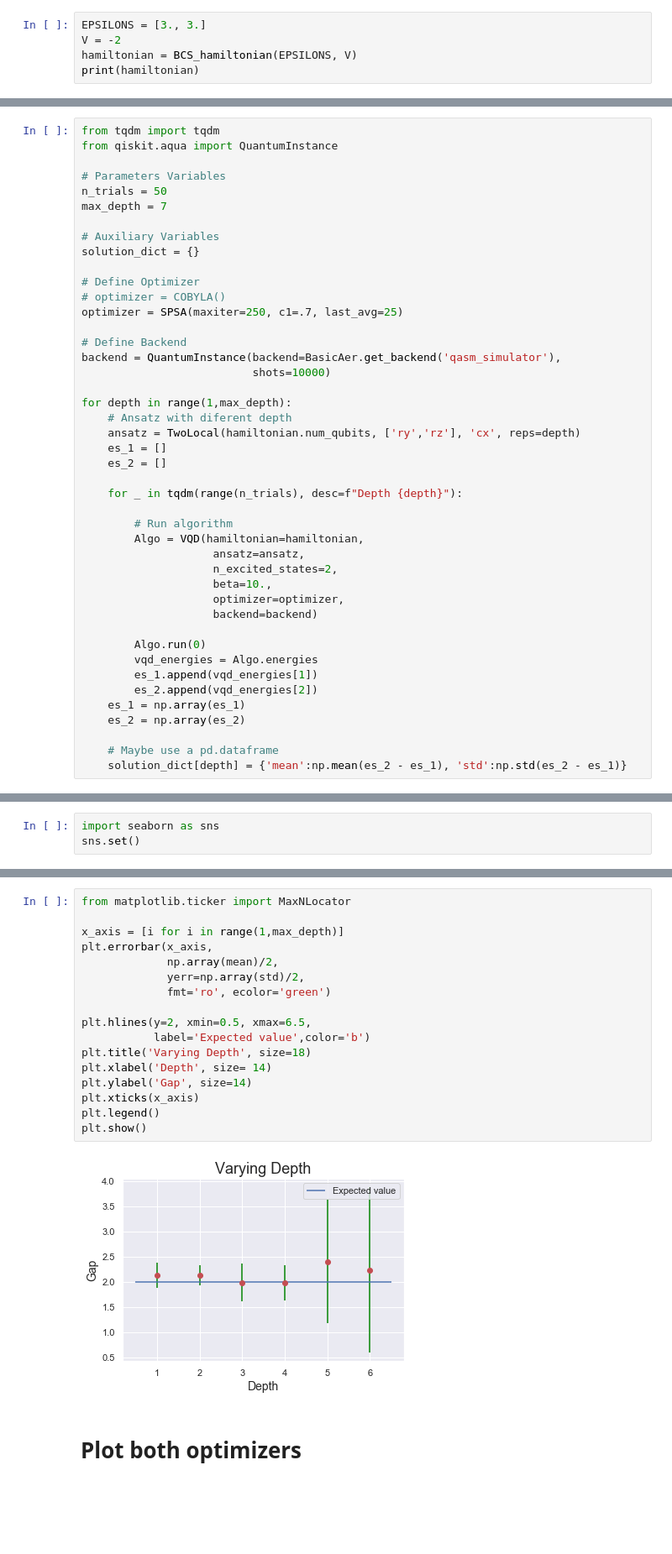
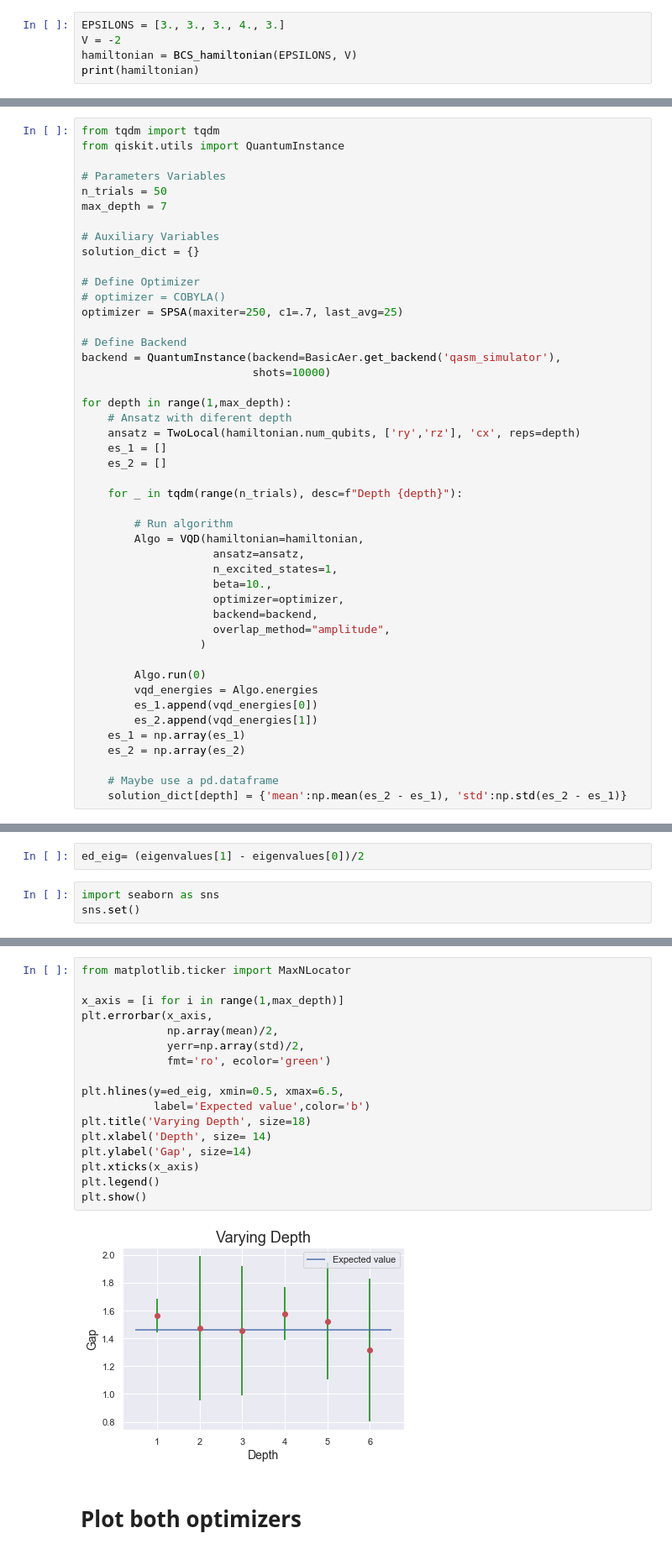
Before and after one commit to nahumsa/volta, a Jupyter notebook: notebooks/BCS/02a-Ansatz_Depth.ipynb, the cells around one changed output, grey strips where cells are left out. Shown: that part at 84% size. Drawn from its saved outputs; the diff is of its cells as text; blank space fills up the shorter version.

```diff
--- a/notebooks/BCS/02a-Ansatz_Depth.ipynb
+++ b/notebooks/BCS/02a-Ansatz_Depth.ipynb
@@ -52,5 +49,5 @@ The autoreload extension is already loaded. To reload it, use:
 # %%
-EPSILONS = [3., 3.]
+EPSILONS = [3., 3., 3., 4., 3.]
 V = -2
 hamiltonian = BCS_hamiltonian(EPSILONS, V)
 print(hamiltonian)
@@ -70,7 +73,7 @@ Eigenvalues: [-3. -2.  2.  3.]
 # Varying Depth size
 # %%
 from tqdm import tqdm
-from qiskit.aqua import QuantumInstance
+from qiskit.utils import QuantumInstance
 
 # Parameters Variables
 n_trials = 50
@@ -98,15 +101,17 @@ for depth in range(1,max_depth):
         # Run algorithm
         Algo = VQD(hamiltonian=hamiltonian,
                     ansatz=ansatz,
-                    n_excited_states=2,
+                    n_excited_states=1,
                     beta=10.,
                     optimizer=optimizer,
-                    backend=backend)
+                    backend=backend,
+                    overlap_method="amplitude",
+                  )
 
         Algo.run(0)
         vqd_energies = Algo.energies
-        es_1.append(vqd_energies[1])
-        es_2.append(vqd_energies[2])
+        es_1.append(vqd_energies[0])
+        es_2.append(vqd_energies[1])
     es_1 = np.array(es_1)
     es_2 = np.array(es_2)
 
@@ -130,3 +135,5 @@ solution_dict
+# %%
+ed_eig= (eigenvalues[1] - eigenvalues[0])/2
 # %%
 import seaborn as sns
 sns.set()
@@ -133,22 +159,22 @@ sns.set()
 # %%
 from matplotlib.ticker import MaxNLocator
 
 x_axis = [i for i in range(1,max_depth)]
 plt.errorbar(x_axis,
              np.array(mean)/2,
              yerr=np.array(std)/2,
              fmt='ro', ecolor='green')
 
-plt.hlines(y=2, xmin=0.5, xmax=6.5,
+plt.hlines(y=ed_eig, xmin=0.5, xmax=6.5,
            label='Expected value',color='b')
 plt.title('Varying Depth', size=18)
 plt.xlabel('Depth', size= 14)
 plt.ylabel('Gap', size=14)
 plt.xticks(x_axis)
 plt.legend()
 plt.show()
 # %% [output]
-[figure, old version]
+[figure, new version]
 # %% [markdown]
 # Plot both optimizers
 # %%
```
Also changed, not shown: parts of 8 cells of this notebook, 4 other files.
